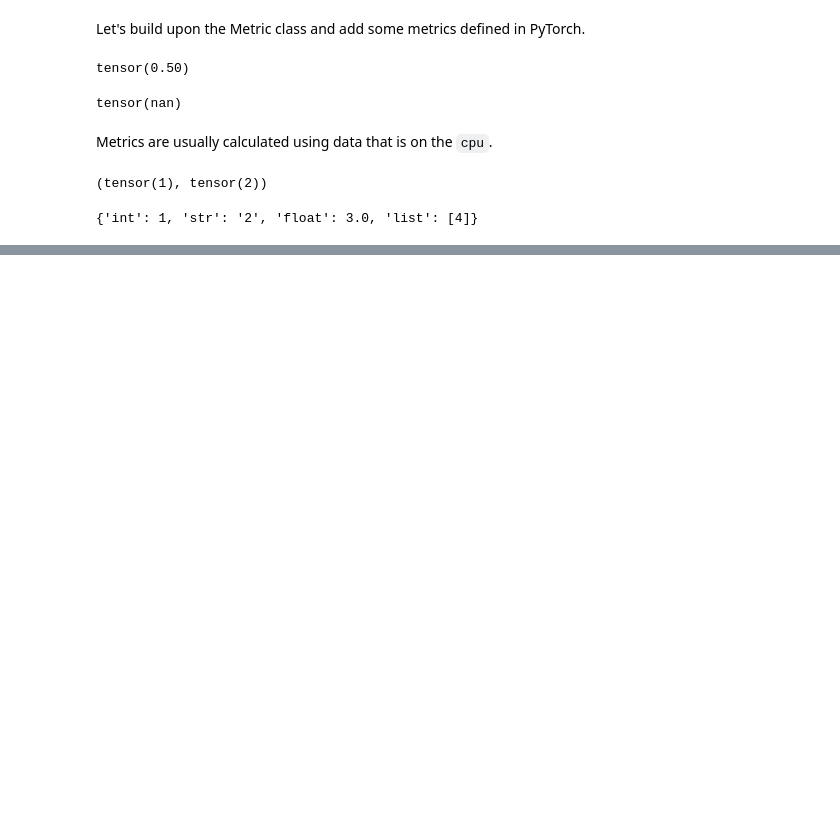
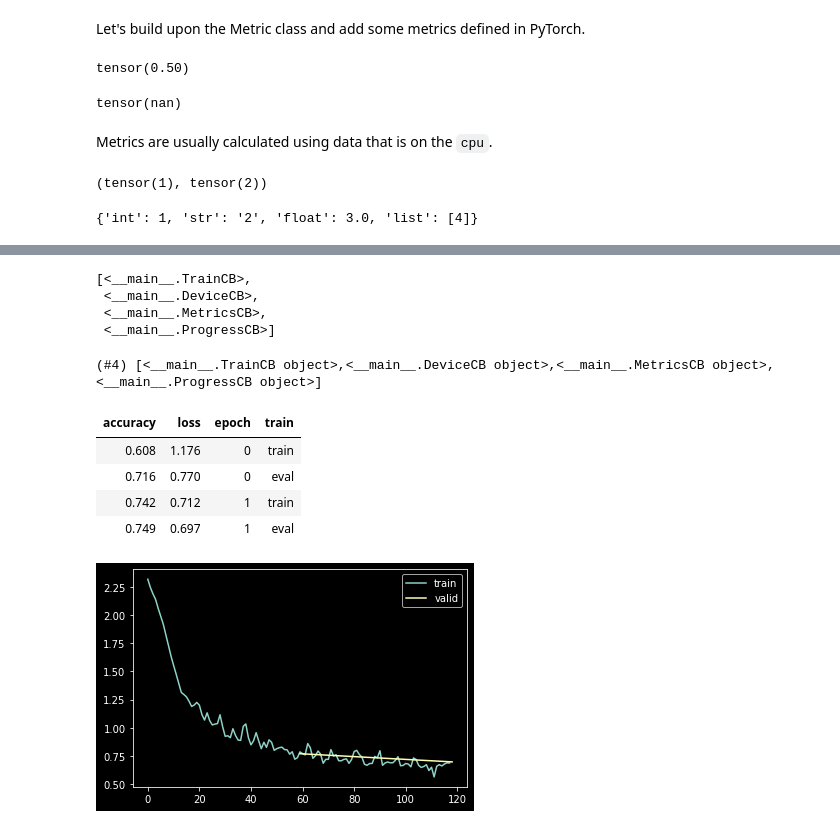
Before and after one commit to Iamalos/fastai-p2, a Jupyter notebook: nbs/09_learner.ipynb, the cells around one changed output, grey strips where cells are left out. Cells and saved outputs as stored; diff of their text form; code cells hidden in the pictures; blank space fills up the shorter version.

Commit message:
Working on Learner

```diff
--- a/nbs/09_learner.ipynb
+++ b/nbs/09_learner.ipynb
@@ -33,6 +33,8 @@ torch.manual_seed(1)
 mpl.rcParams['image.cmap'] = 'gray'
 # %%
 logging.disable(logging.WARNING)
+# %%
+plt.style.use('dark_background')
 # %% [markdown]
 ## Learner
 # %%
@@ -415,0 +520,10 @@ learn.fit(1)
+# %%
+#| export
+class TrainCB(Callback):
+    # n_inp allows to train models with more than one input
+    def __init__(self, n_inp=1): self.n_inp = n_inp
+    def predict(self, learn): learn.preds = learn.model(*learn.batch[:self.n_inp])
+    def get_loss(self, learn): learn.loss = learn.loss_func(learn.preds, *learn.batch[self.n_inp:])
+    def backward(self, learn): learn.loss.backward()
+    def step(self, learn): learn.opt.step()
+    def zero_grad(self, learn): learn.opt.zero_grad()
@@ -415,0 +572,28 @@ learn.fit(1)
+# %%
+model = get_model()
+metrics = MetricsCB(accuracy=MulticlassAccuracy())
+cbs = [TrainCB(), DeviceCB(), metrics, ProgressCB(plot=True)]
+learn = Learner(model, dls, F.cross_entropy, lr=0.2, cbs=cbs)
+# %%
+cbs
+# %% [output]
+[<__main__.TrainCB>,
+ <__main__.DeviceCB>,
+ <__main__.MetricsCB>,
+ <__main__.ProgressCB>]
+# %%
+fc.L(cbs)
+# %% [output]
+(#4) [<__main__.TrainCB object>,<__main__.DeviceCB object>,<__main__.MetricsCB object>,<__main__.ProgressCB object>]
+# %%
+metrics = MetricsCB(accuracy=MulticlassAccuracy())
+cbs = [TrainCB(), DeviceCB(), metrics, ProgressCB(plot=True)]
+learn = Learner(model, dls, F.cross_entropy, lr=0.2, cbs=cbs)
+learn.fit(2)
+# %% [output]
+| accuracy | loss | epoch | train |
+| 0.608 | 1.176 | 0 | train |
+| 0.716 | 0.770 | 0 | eval |
+| 0.742 | 0.712 | 1 | train |
+| 0.749 | 0.697 | 1 | eval |
+[figure, added]
```
Also changed, not shown: parts of 9 cells of this notebook.
